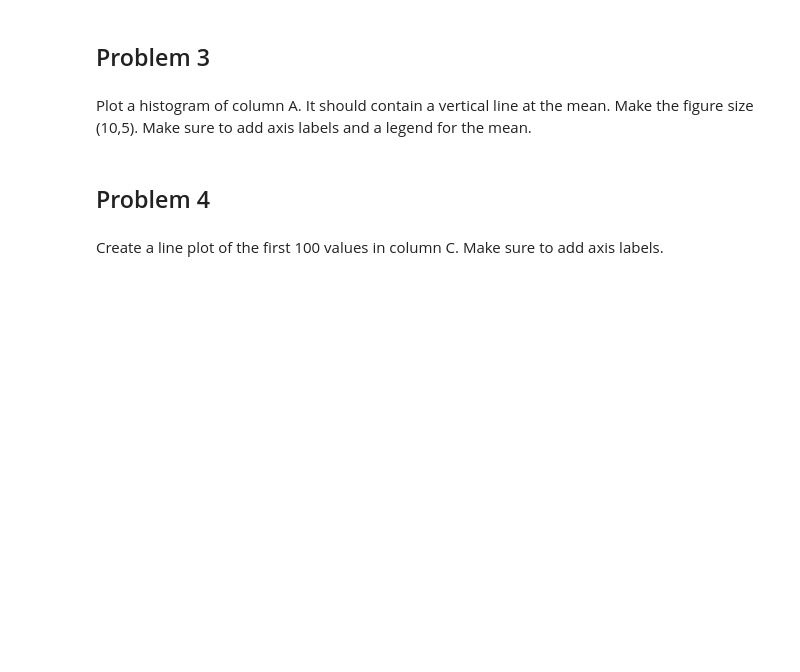
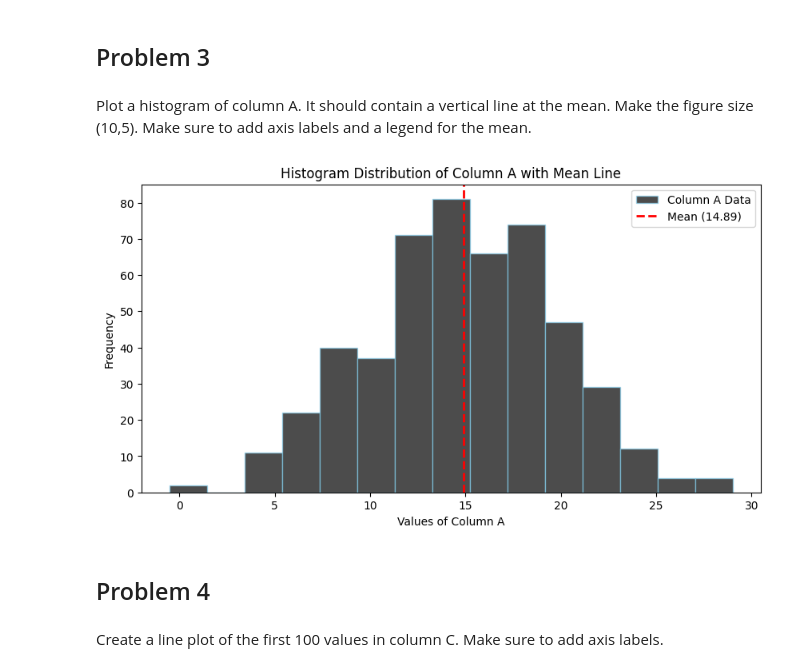
Before and after one commit to cyeef/Data-Science-Portfolio-C21-, a Jupyter notebook: Exercises/6a-Numpy,Pandas,Plotting.Exercise.ipynb, the cells around one changed output. Cells and saved outputs as stored; diff of their text form; code cells hidden in the pictures; blank space fills up the shorter version.

```diff
--- a/Exercises/6a-Numpy,Pandas,Plotting.Exercise.ipynb
+++ b/Exercises/6a-Numpy,Pandas,Plotting.Exercise.ipynb
@@ -12,3 +19,12 @@ Column Name | Values
 A | 500 random numbers drawn from a normal distribution with mean 15 and standard deviation 5
 B | 500 equally spaced numbers between 1 and 50 (inclusive)
 C | 500 random integers drawn between 10 and 30 (inclusive)
+# %%
+df = pd.DataFrame({
+    'A': np.random.normal(15, 5, 500),
+    'B': np.linspace(1, 50, 500),
+    'C': np.random.randint(10, 31, 500)
+})
+
+print(df.shape)
+print(df.head())
@@ -16,3 +40,6 @@ C | 500 random integers drawn between 10 and 30 (inclusive)
 ## Problem 2
 # %% [markdown]
 Calculate the mean of column A.
+# %%
+value = df['A'].mean()
+print(df['A'].mean())
@@ -20,6 +49,26 @@ Calculate the mean of column A.
 ## Problem 3
 # %% [markdown]
 Plot a histogram of column A. It should contain a vertical line at the mean. Make the figure size (10,5). Make sure to add axis labels and a legend for the mean.
+# %%
+# Histogram
+plt.figure(figsize=(10, 5))
+
+# Plot the histogram
+plt.hist(df['A'], bins=15, color='black', edgecolor='skyblue', alpha=0.7, label='Column A Data')
+
+# Mean at red line
+plt.axvline(value, color='red', linestyle='dashed', linewidth=2, label=f'Mean ({value:.2f})')
+
+# Graph info
+plt.xlabel('Values of Column A')
+plt.ylabel('Frequency')
+plt.title('Histogram Distribution of Column A with Mean Line')
+plt.legend()
+
+# output
+plt.show()
+# %% [output]
+[figure, added]
 # %% [markdown]
 ## Problem 4
 # %% [markdown]
```
Also changed, not shown: parts of 9 cells of this notebook.
